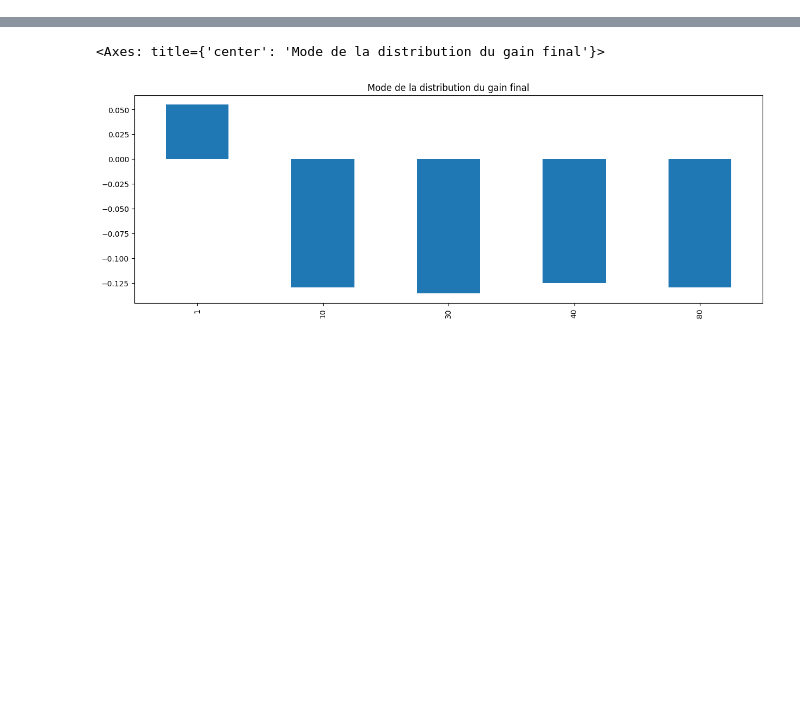
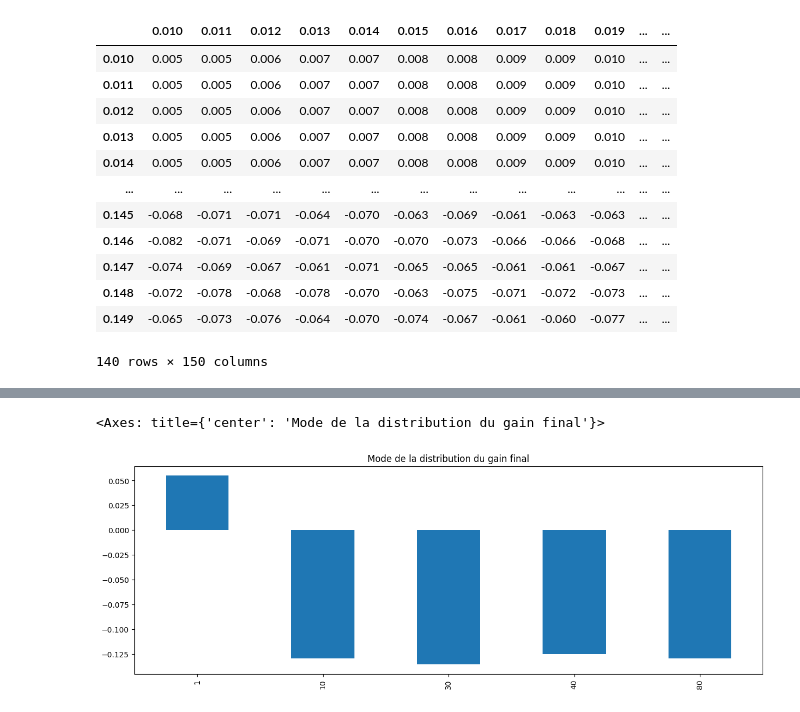
Before and after one commit to VNAZZARENO/Simulation-Monte-Carlo-Type-PretUp, a Jupyter notebook: monte_carlo.ipynb, the cells around one changed output, grey strips where cells are left out. Cells and saved outputs as stored; diff of their text form; code cells hidden in the pictures; blank space fills up the shorter version.

```diff
--- a/monte_carlo.ipynb
+++ b/monte_carlo.ipynb
@@ -276,0 +278,16 @@ plt.show()
+# %%
+matrice_taux_default_e150_nb1500 = pd.read_excel("matrice_taux_default_e150_nb1500.xlsx", index_col=0)
+# %% [output]
+|  | 0.010 | 0.011 | 0.012 | 0.013 | 0.014 | 0.015 | 0.016 | 0.017 | 0.018 | 0.019 | ... | ... |
+| 0.010 | 0.005 | 0.005 | 0.006 | 0.007 | 0.007 | 0.008 | 0.008 | 0.009 | 0.009 | 0.010 | ... | ... |
+| 0.011 | 0.005 | 0.005 | 0.006 | 0.007 | 0.007 | 0.008 | 0.008 | 0.009 | 0.009 | 0.010 | ... | ... |
+| 0.012 | 0.005 | 0.005 | 0.006 | 0.007 | 0.007 | 0.008 | 0.008 | 0.009 | 0.009 | 0.010 | ... | ... |
+| 0.013 | 0.005 | 0.005 | 0.006 | 0.007 | 0.007 | 0.008 | 0.008 | 0.009 | 0.009 | 0.010 | ... | ... |
+| 0.014 | 0.005 | 0.005 | 0.006 | 0.007 | 0.007 | 0.008 | 0.008 | 0.009 | 0.009 | 0.010 | ... | ... |
+| ... | ... | ... | ... | ... | ... | ... | ... | ... | ... | ... | ... | ... |
+| 0.145 | -0.068 | -0.071 | -0.071 | -0.064 | -0.070 | -0.063 | -0.069 | -0.061 | -0.063 | -0.063 | ... | ... |
+| 0.146 | -0.082 | -0.071 | -0.069 | -0.071 | -0.070 | -0.070 | -0.073 | -0.066 | -0.066 | -0.068 | ... | ... |
+| 0.147 | -0.074 | -0.069 | -0.067 | -0.061 | -0.071 | -0.065 | -0.065 | -0.061 | -0.061 | -0.067 | ... | ... |
+| 0.148 | -0.072 | -0.078 | -0.068 | -0.078 | -0.070 | -0.063 | -0.075 | -0.071 | -0.072 | -0.073 | ... | ... |
+| 0.149 | -0.065 | -0.073 | -0.076 | -0.064 | -0.070 | -0.074 | -0.067 | -0.061 | -0.060 | -0.077 | ... | ... |
+140 rows × 150 columns
```
Also changed, not shown: parts of 6 cells of this notebook, 2 other files.
